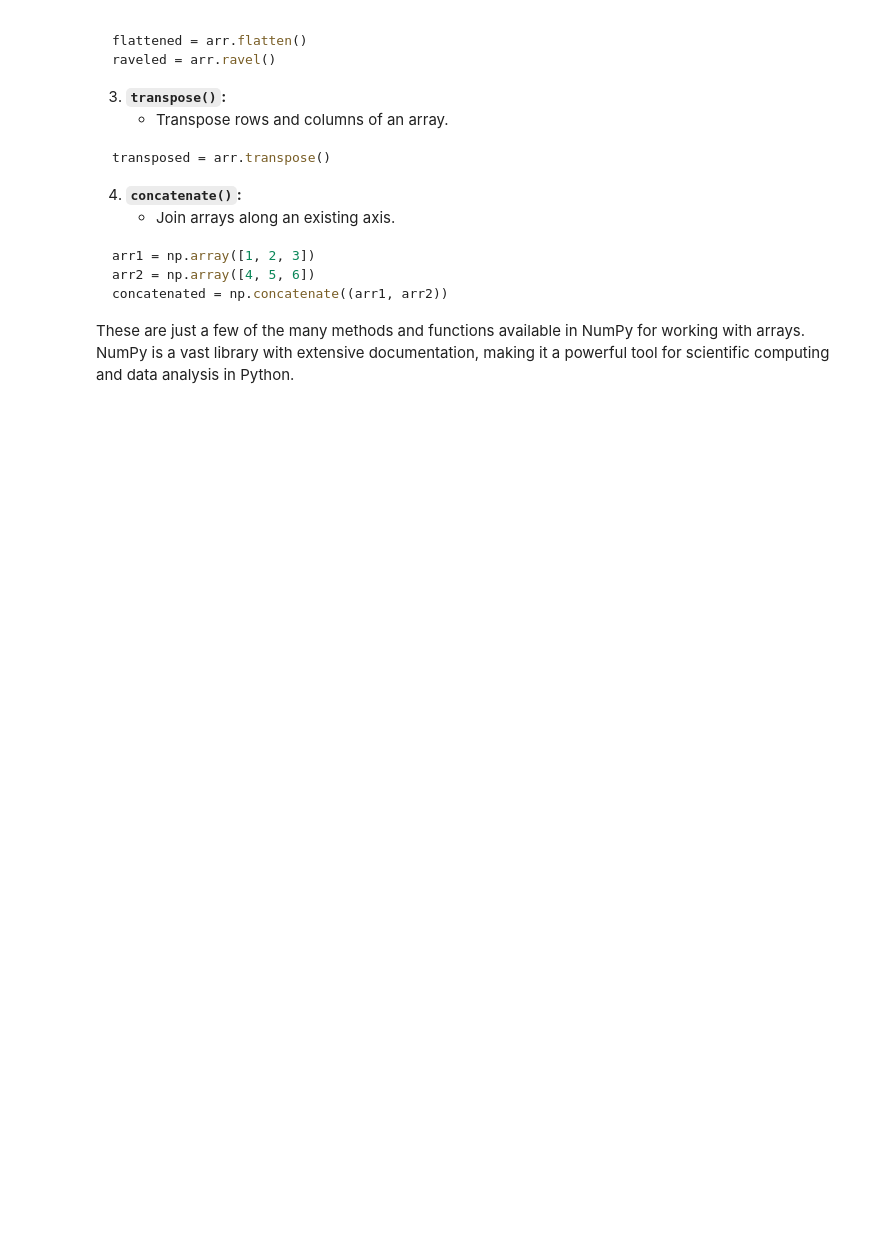
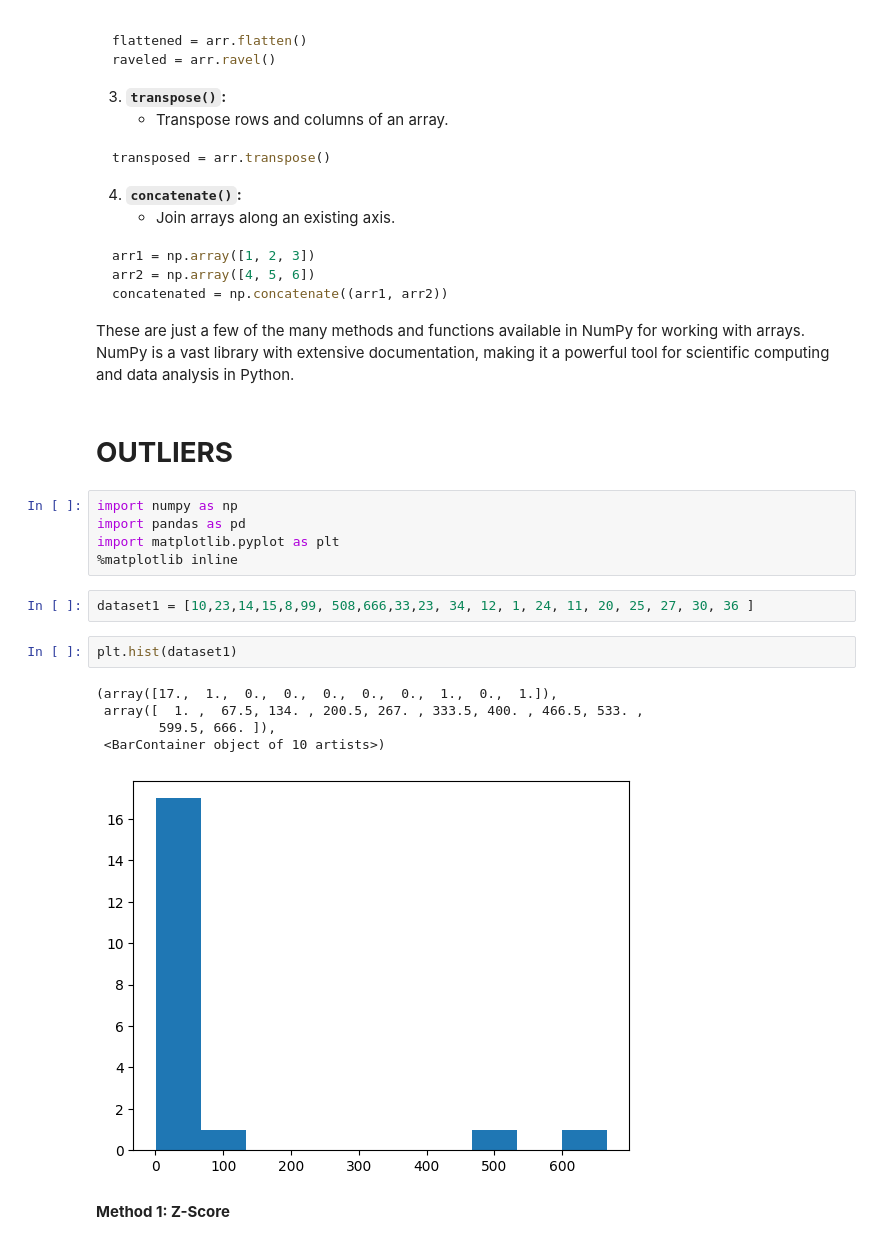
Before and after one commit to nikhilbordekar/Python_Practice, a Jupyter notebook: PYTHON_PRACTICE.ipynb, the cells around one changed output. Cells and saved outputs as stored; diff of their text form; blank space fills up the shorter version.

````diff
--- a/PYTHON_PRACTICE.ipynb
+++ b/PYTHON_PRACTICE.ipynb
@@ -1077,3 +1077,22 @@ concatenated = np.concatenate((arr1, arr2))
 ```
 
 These are just a few of the many methods and functions available in NumPy for working with arrays. NumPy is a vast library with extensive documentation, making it a powerful tool for scientific computing and data analysis in Python.
+# %% [markdown]
+# **OUTLIERS**
+# %%
+import numpy as np
+import pandas as pd
+import matplotlib.pyplot as plt
+%matplotlib inline
+# %%
+dataset1 = [10,23,14,15,8,99, 508,666,33,23, 34, 12, 1, 24, 11, 20, 25, 27, 30, 36 ]
+# %%
+plt.hist(dataset1)
+# %% [output]
+(array([17.,  1.,  0.,  0.,  0.,  0.,  0.,  1.,  0.,  1.]),
+ array([  1. ,  67.5, 134. , 200.5, 267. , 333.5, 400. , 466.5, 533. ,
+        599.5, 666. ]),
+ <BarContainer object of 10 artists>)
+[figure, added]
+# %% [markdown]
+**Method 1: Z-Score**
````
Also changed, not shown: parts of 11 cells of this notebook.
